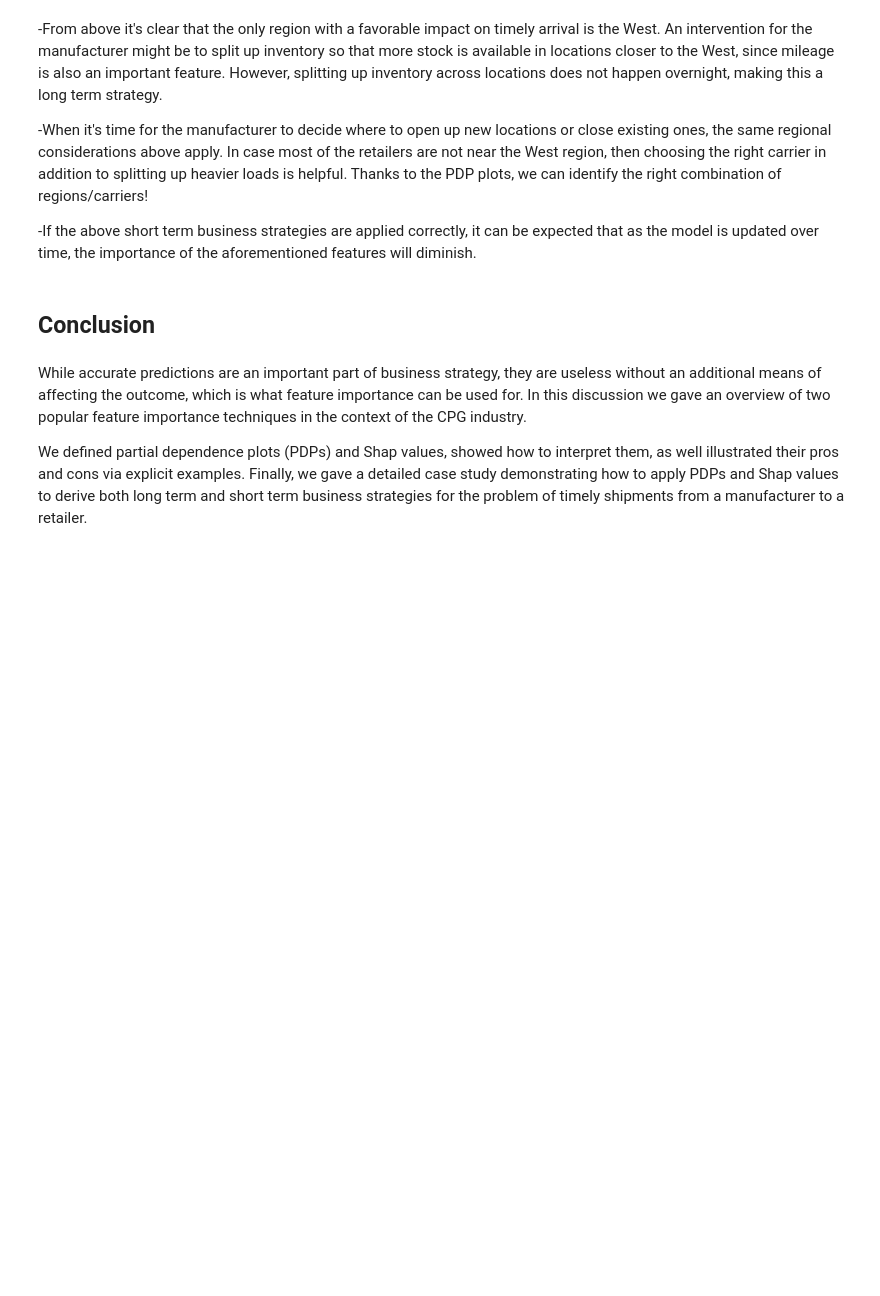
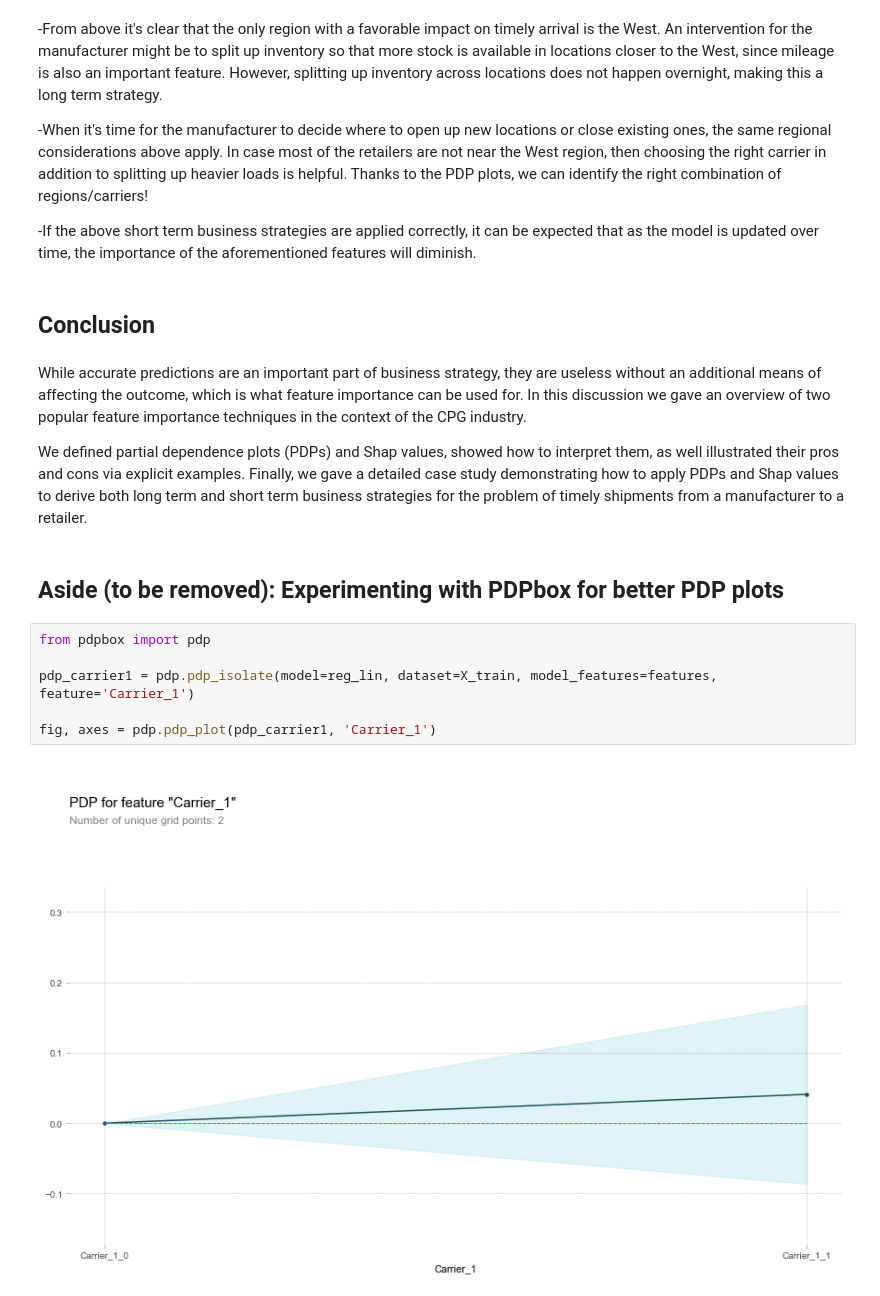
Before and after one commit to abcde799/Feature-Importance, a Jupyter notebook: shap0.ipynb, the cells around one changed output. Drawn from its saved outputs; the diff is of its cells as text; blank space fills up the shorter version.

```diff
--- a/shap0.ipynb
+++ b/shap0.ipynb
@@ -626,3 +621,13 @@ The mean Shap values displayed above are consistent with the results of our feat
 While accurate predictions are an important part of business strategy, they are useless without an additional means of affecting the outcome, which is what feature importance can be used for. In this discussion we gave an overview of two popular feature importance techniques in the context of the CPG industry.
 
 We defined partial dependence plots (PDPs) and Shap values, showed how to interpret them, as well illustrated their pros and cons via explicit examples. Finally, we gave a detailed case study demonstrating how to apply PDPs and Shap values to derive both long term and short term business strategies for the problem of timely shipments from a manufacturer to a retailer.
+# %% [markdown]
+## Aside (to be removed): Experimenting with PDPbox for better PDP plots
+# %%
+from pdpbox import pdp
+
+pdp_carrier1 = pdp.pdp_isolate(model=reg_lin, dataset=X_train, model_features=features, feature='Carrier_1')
+
+fig, axes = pdp.pdp_plot(pdp_carrier1, 'Carrier_1')
+# %% [output]
+[figure, added]
```
Also changed, not shown: parts of 18 cells of this notebook.
